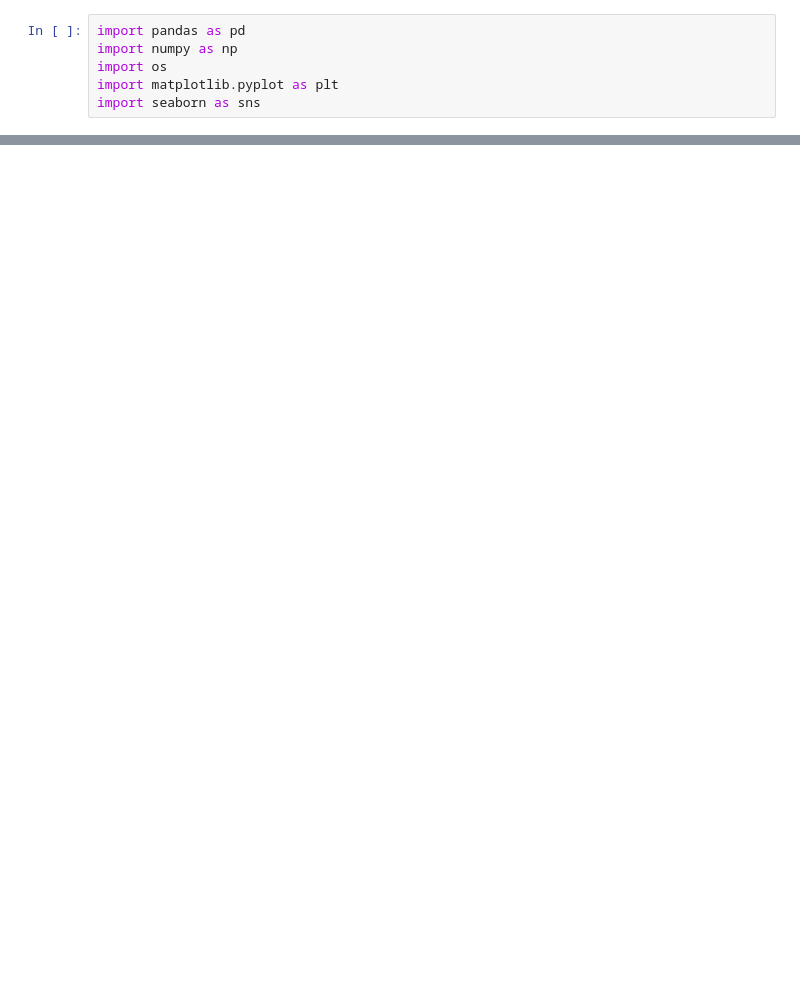
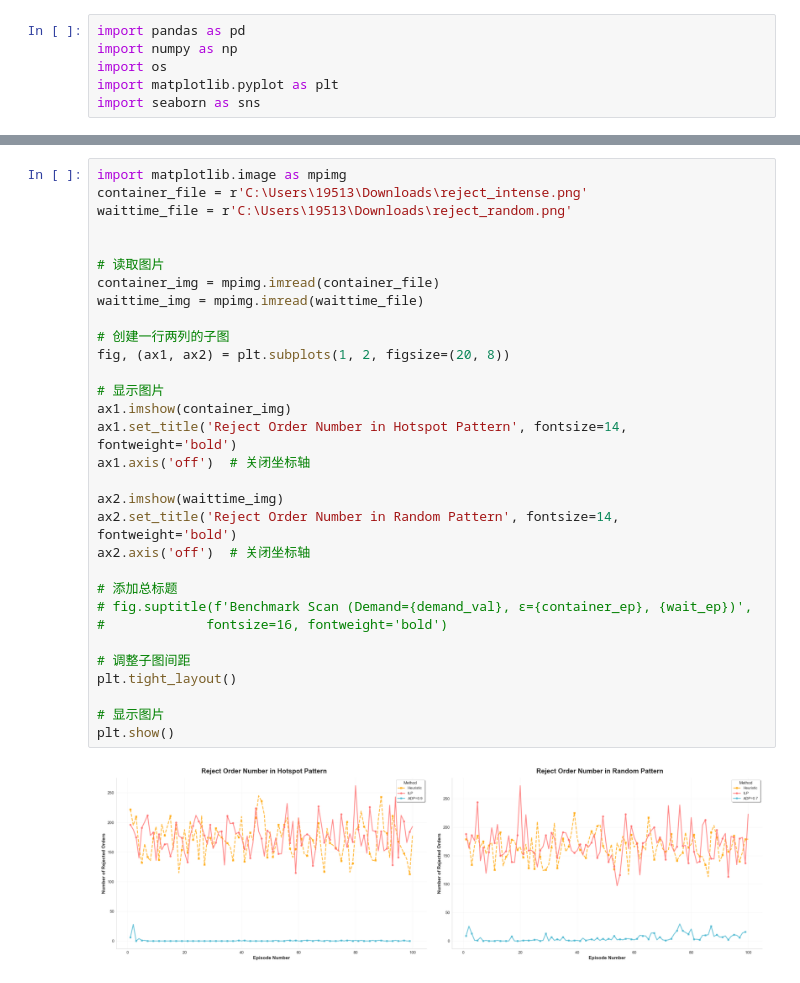
Before and after one commit to miluosi/EV-ADP, a Jupyter notebook: compare.ipynb, the cells around one changed output, grey strips where cells are left out. Drawn from its saved outputs; the diff is of its cells as text; blank space fills up the shorter version.

```diff
--- a/compare.ipynb
+++ b/compare.ipynb
@@ -1263,0 +651,33 @@ Q-VALUES AND LOSS ANALYSIS SUMMARY
+# %%
+import matplotlib.image as mpimg
+container_file = r'C:\Users\19513\Downloads\reject_intense.png'
+waittime_file = r'C:\Users\19513\Downloads\reject_random.png'
+
+
+# 读取图片
+container_img = mpimg.imread(container_file)
+waittime_img = mpimg.imread(waittime_file)
+
+# 创建一行两列的子图
+fig, (ax1, ax2) = plt.subplots(1, 2, figsize=(20, 8))
+
+# 显示图片
+ax1.imshow(container_img)
+ax1.set_title('Reject Order Number in Hotspot Pattern', fontsize=14, fontweight='bold')
+ax1.axis('off')  # 关闭坐标轴
+
+ax2.imshow(waittime_img)
+ax2.set_title('Reject Order Number in Random Pattern', fontsize=14, fontweight='bold')
+ax2.axis('off')  # 关闭坐标轴
+
+# 添加总标题
+# fig.suptitle(f'Benchmark Scan (Demand={demand_val}, ε={container_ep}, {wait_ep})',
+#             fontsize=16, fontweight='bold')
+
+# 调整子图间距
+plt.tight_layout()
+
+# 显示图片
+plt.show()
+# %% [output]
+[figure, added]
```
Also changed, not shown: parts of 48 cells of this notebook, 53 other files.
